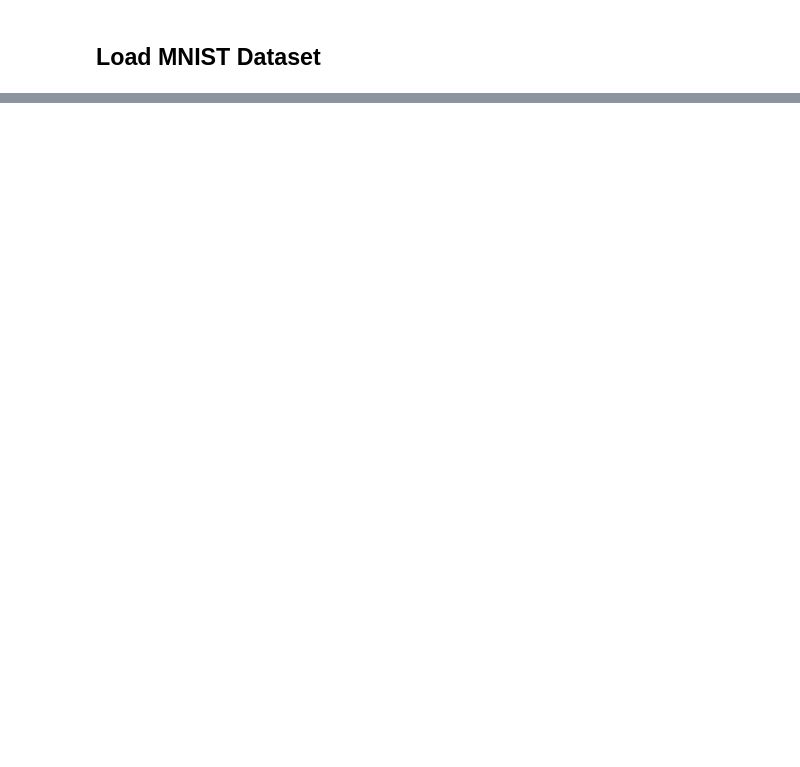
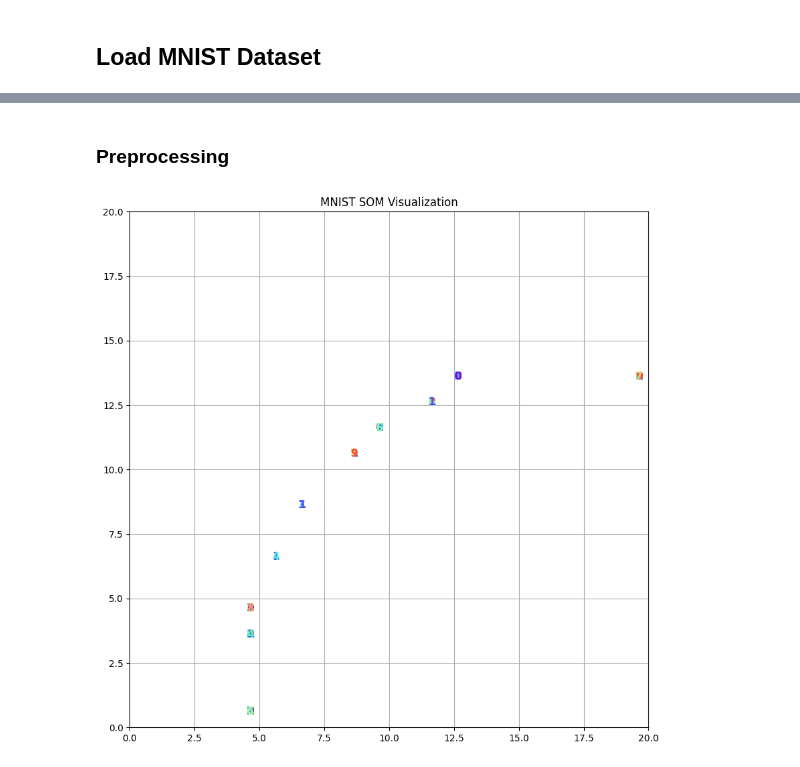
Before and after one commit to Elesdes/5IABD_UnsupervisedDL, a Jupyter notebook: src/algorithms/som/som.ipynb, the cells around one changed output, grey strips where cells are left out. Drawn from its saved outputs; the diff is of its cells as text; code cells hidden in the pictures; blank space fills up the shorter version.

```diff
--- a/src/algorithms/som/som.ipynb
+++ b/src/algorithms/som/som.ipynb
@@ -73,0 +76,2 @@ plt.show()
+# %% [markdown]
+### Preprocessing
@@ -73,0 +82,6 @@ plt.show()
+# %%
+x_train = x_train.reshape(x_train.shape[0], -1) / 255.0
+x_test = x_test.reshape(x_test.shape[0], -1) / 255.0
+# %%
+mnist_som = SOM(x=20, y=20, input_dim=28 * 28, learning_rate=5e-2, sigma=5.0)
+mnist_som.train(x_train, num_iterations=10000)
@@ -73,0 +138,4 @@ plt.show()
+# %%
+visualize_som(mnist_som, x_test, y_test, title="MNIST SOM Visualization")
+# %% [output]
+[figure, added]
```
Also changed, not shown: parts of 19 cells of this notebook, 1 other file.
